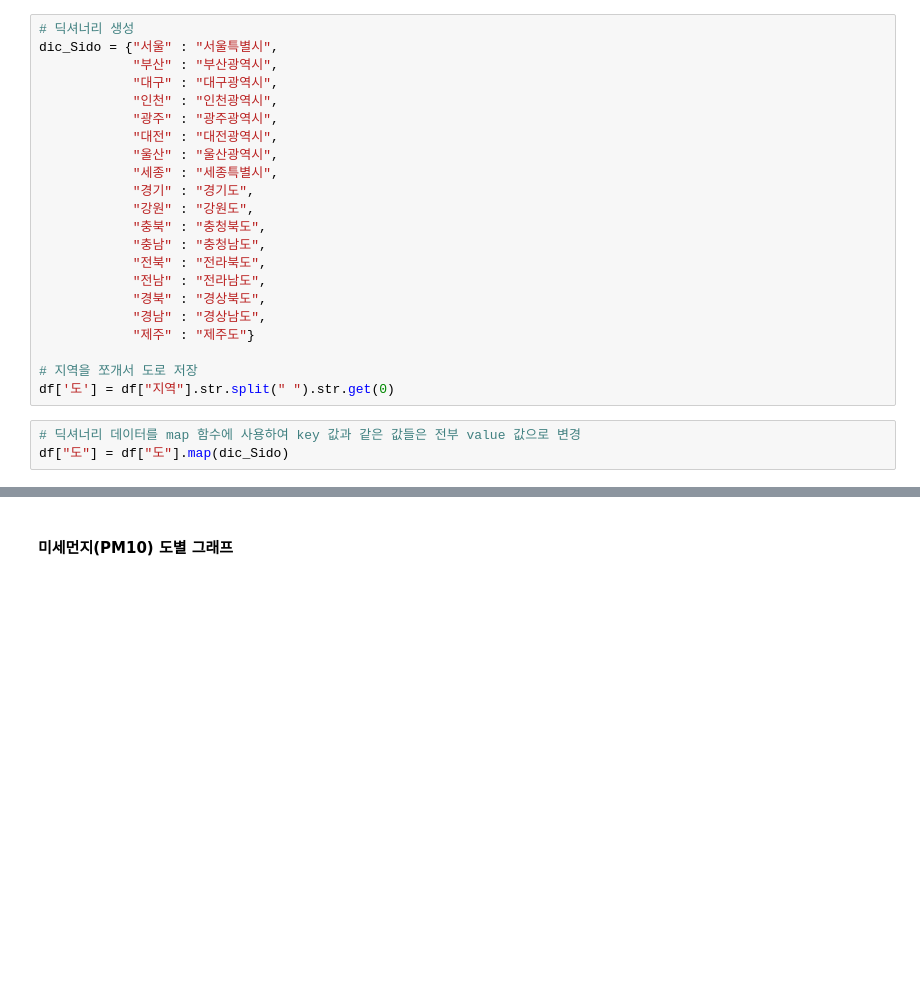
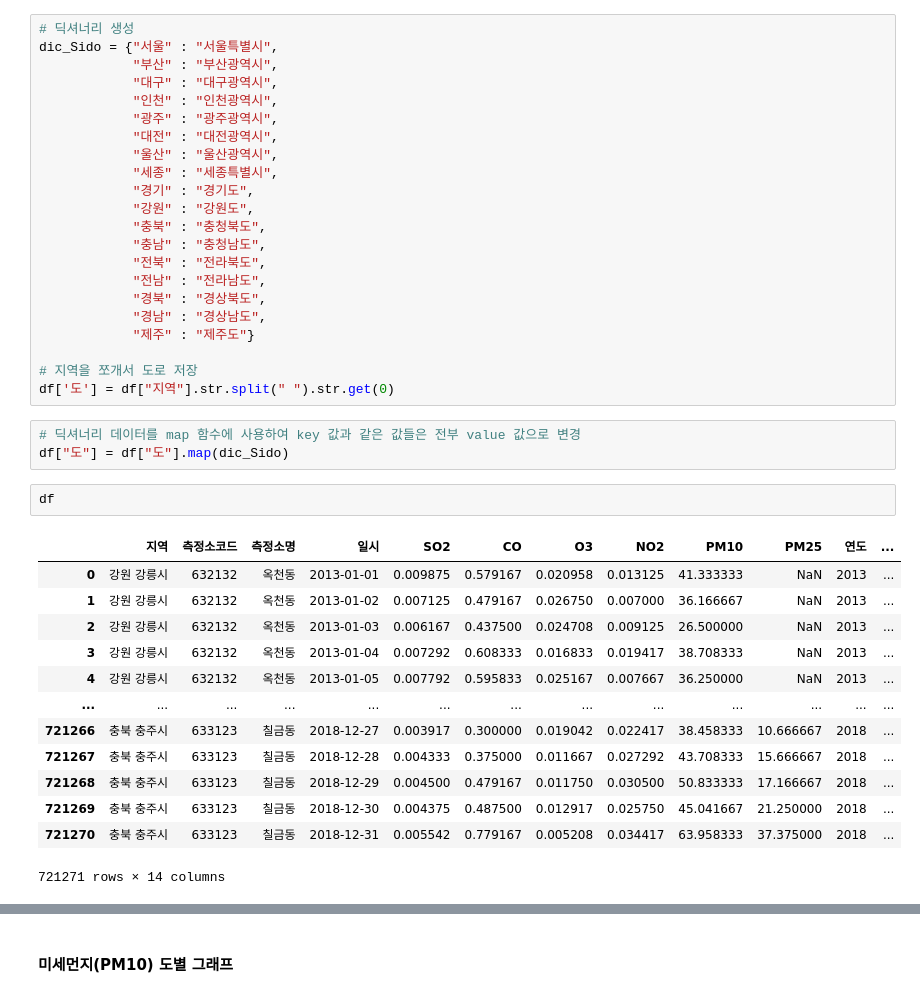
Before and after one commit to jyeon94/Learning_Spoons_Second_Project, a Jupyter notebook: 버전관리/project2.1_ver18.ipynb, the cells around one changed output, grey strips where cells are left out. Drawn from its saved outputs; the diff is of its cells as text; blank space fills up the shorter version.

```diff
--- a/버전관리/project2.1_ver18.ipynb
+++ b/버전관리/project2.1_ver18.ipynb
@@ -852,5 +852,21 @@ df['도'] = df["지역"].str.split(" ").str.get(0)
 # %%
 # 딕셔너리 데이터를 map 함수에 사용하여 key 값과 같은 값들은 전부 value 값으로 변경
 df["도"] = df["도"].map(dic_Sido)
+# %%
+df
+# %% [output]
+|  | 지역 | 측정소코드 | 측정소명 | 일시 | SO2 | CO | O3 | NO2 | PM10 | PM25 | 연도 | ... |
+| 0 | 강원 강릉시 | 632132 | 옥천동 | 2013-01-01 | 0.009875 | 0.579167 | 0.020958 | 0.013125 | 41.333333 | NaN | 2013 | ... |
+| 1 | 강원 강릉시 | 632132 | 옥천동 | 2013-01-02 | 0.007125 | 0.479167 | 0.026750 | 0.007000 | 36.166667 | NaN | 2013 | ... |
+| 2 | 강원 강릉시 | 632132 | 옥천동 | 2013-01-03 | 0.006167 | 0.437500 | 0.024708 | 0.009125 | 26.500000 | NaN | 2013 | ... |
+| 3 | 강원 강릉시 | 632132 | 옥천동 | 2013-01-04 | 0.007292 | 0.608333 | 0.016833 | 0.019417 | 38.708333 | NaN | 2013 | ... |
+| 4 | 강원 강릉시 | 632132 | 옥천동 | 2013-01-05 | 0.007792 | 0.595833 | 0.025167 | 0.007667 | 36.250000 | NaN | 2013 | ... |
+| ... | ... | ... | ... | ... | ... | ... | ... | ... | ... | ... | ... | ... |
+| 721266 | 충북 충주시 | 633123 | 칠금동 | 2018-12-27 | 0.003917 | 0.300000 | 0.019042 | 0.022417 | 38.458333 | 10.666667 | 2018 | ... |
+| 721267 | 충북 충주시 | 633123 | 칠금동 | 2018-12-28 | 0.004333 | 0.375000 | 0.011667 | 0.027292 | 43.708333 | 15.666667 | 2018 | ... |
+| 721268 | 충북 충주시 | 633123 | 칠금동 | 2018-12-29 | 0.004500 | 0.479167 | 0.011750 | 0.030500 | 50.833333 | 17.166667 | 2018 | ... |
+| 721269 | 충북 충주시 | 633123 | 칠금동 | 2018-12-30 | 0.004375 | 0.487500 | 0.012917 | 0.025750 | 45.041667 | 21.250000 | 2018 | ... |
+| 721270 | 충북 충주시 | 633123 | 칠금동 | 2018-12-31 | 0.005542 | 0.779167 | 0.005208 | 0.034417 | 63.958333 | 37.375000 | 2018 | ... |
+721271 rows × 14 columns
 # %%
 #
```
Also changed, not shown: parts of 2 cells of this notebook.
